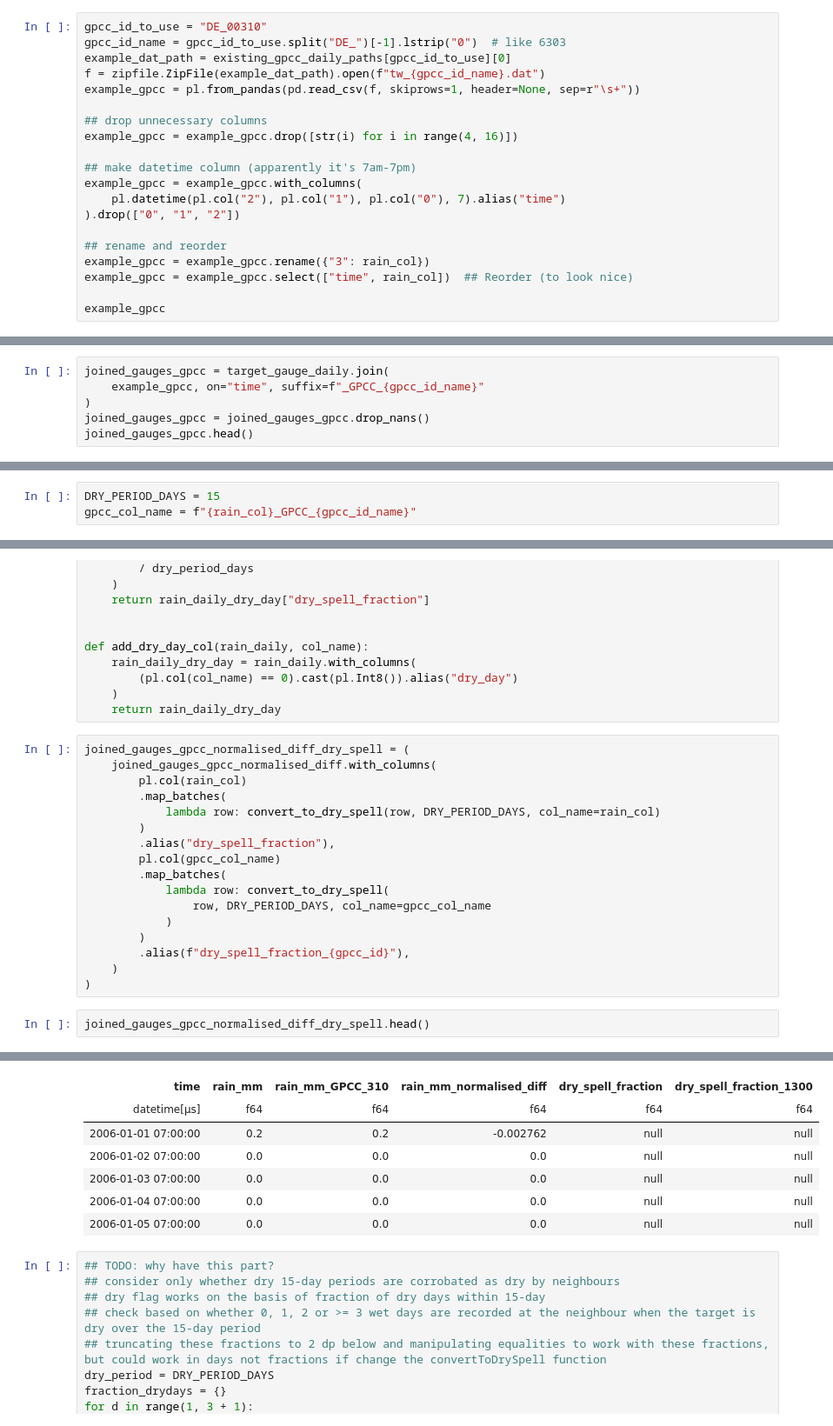
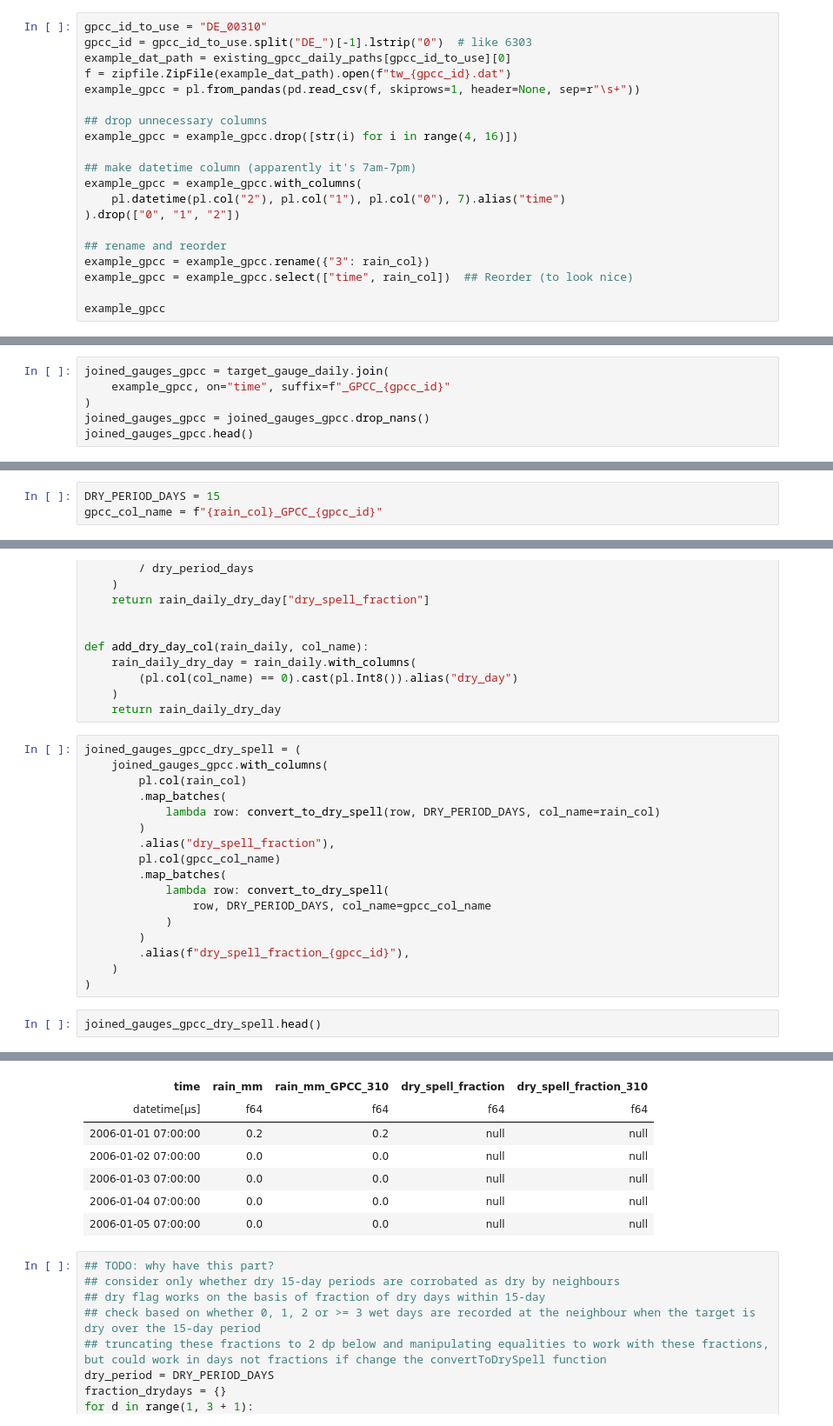
Before and after one commit to Thomasjkeel/RainfallQC-notebooks, a Jupyter notebook: notebooks/neighbour_checks.ipynb, the cells around one changed output, grey strips where cells are left out. Shown at 87% size. Saved outputs shown, nothing was run; the diff lists cells and outputs as text.

```diff
--- a/notebooks/neighbour_checks.ipynb
+++ b/notebooks/neighbour_checks.ipynb
@@ -478,8 +478,8 @@ existing_gpcc_daily_paths
 # %%
 gpcc_id_to_use = "DE_00310"
-gpcc_id_name = gpcc_id_to_use.split("DE_")[-1].lstrip("0")  # like 6303
+gpcc_id = gpcc_id_to_use.split("DE_")[-1].lstrip("0")  # like 6303
 example_dat_path = existing_gpcc_daily_paths[gpcc_id_to_use][0]
-f = zipfile.ZipFile(example_dat_path).open(f"tw_{gpcc_id_name}.dat")
+f = zipfile.ZipFile(example_dat_path).open(f"tw_{gpcc_id}.dat")
 example_gpcc = pl.from_pandas(pd.read_csv(f, skiprows=1, header=None, sep=r"\s+"))
 
 ## drop unnecessary columns
@@ -644,6 +644,6 @@ gpcc_id_name = gpcc_id_to_use.split("DE_")[-1].lstrip("0")  # like 6303
 # %%
 joined_gauges_gpcc = target_gauge_daily.join(
-    example_gpcc, on="time", suffix=f"_GPCC_{gpcc_id_name}"
+    example_gpcc, on="time", suffix=f"_GPCC_{gpcc_id}"
 )
 joined_gauges_gpcc = joined_gauges_gpcc.drop_nans()
 joined_gauges_gpcc.head()
@@ -757,4 +757,4 @@ shape: (4, 2)
 # %%
 DRY_PERIOD_DAYS = 15
-gpcc_col_name = f"{rain_col}_GPCC_{gpcc_id_name}"
+gpcc_col_name = f"{rain_col}_GPCC_{gpcc_id}"
 # %%
@@ -792,8 +792,8 @@ def add_dry_day_col(rain_daily, col_name):
     )
     return rain_daily_dry_day
 # %%
-joined_gauges_gpcc_normalised_diff_dry_spell = (
-    joined_gauges_gpcc_normalised_diff.with_columns(
+joined_gauges_gpcc_dry_spell = (
+    joined_gauges_gpcc.with_columns(
         pl.col(rain_col)
         .map_batches(
             lambda row: convert_to_dry_spell(row, DRY_PERIOD_DAYS, col_name=rain_col)
@@ -809,5 +809,5 @@ joined_gauges_gpcc_normalised_diff_dry_spell = (
     )
 )
 # %%
-joined_gauges_gpcc_normalised_diff_dry_spell.head()
+joined_gauges_gpcc_dry_spell.head()
 # %% [output]
@@ -815,10 +815,10 @@ shape: (5, 6)
-| time | rain_mm | rain_mm_GPCC_310 | rain_mm_normalised_diff | dry_spell_fraction | dry_spell_fraction_1300 |
-| datetime[μs] | f64 | f64 | f64 | f64 | f64 |
-| 2006-01-01 07:00:00 | 0.2 | 0.2 | -0.002762 | null | null |
-| 2006-01-02 07:00:00 | 0.0 | 0.0 | 0.0 | null | null |
-| 2006-01-03 07:00:00 | 0.0 | 0.0 | 0.0 | null | null |
-| 2006-01-04 07:00:00 | 0.0 | 0.0 | 0.0 | null | null |
-| 2006-01-05 07:00:00 | 0.0 | 0.0 | 0.0 | null | null |
+| time | rain_mm | rain_mm_GPCC_310 | dry_spell_fraction | dry_spell_fraction_310 |
+| datetime[μs] | f64 | f64 | f64 | f64 |
+| 2006-01-01 07:00:00 | 0.2 | 0.2 | null | null |
+| 2006-01-02 07:00:00 | 0.0 | 0.0 | null | null |
+| 2006-01-03 07:00:00 | 0.0 | 0.0 | null | null |
+| 2006-01-04 07:00:00 | 0.0 | 0.0 | null | null |
+| 2006-01-05 07:00:00 | 0.0 | 0.0 | null | null |
 # %%
 ## TODO: why have this part?
 ## consider only whether dry 15-day periods are corrobated as dry by neighbours
```
Also changed, not shown: parts of 74 cells of this notebook.
